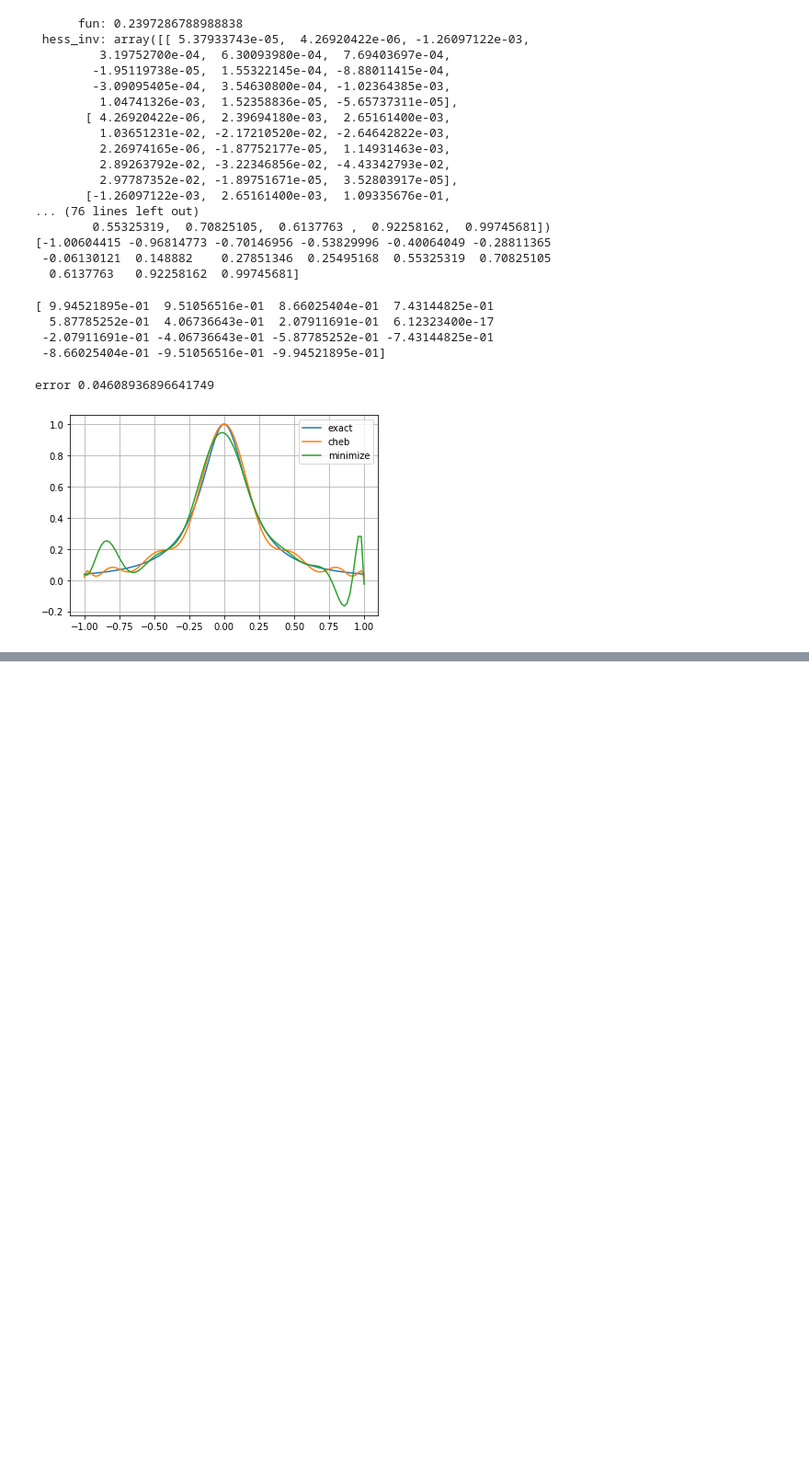
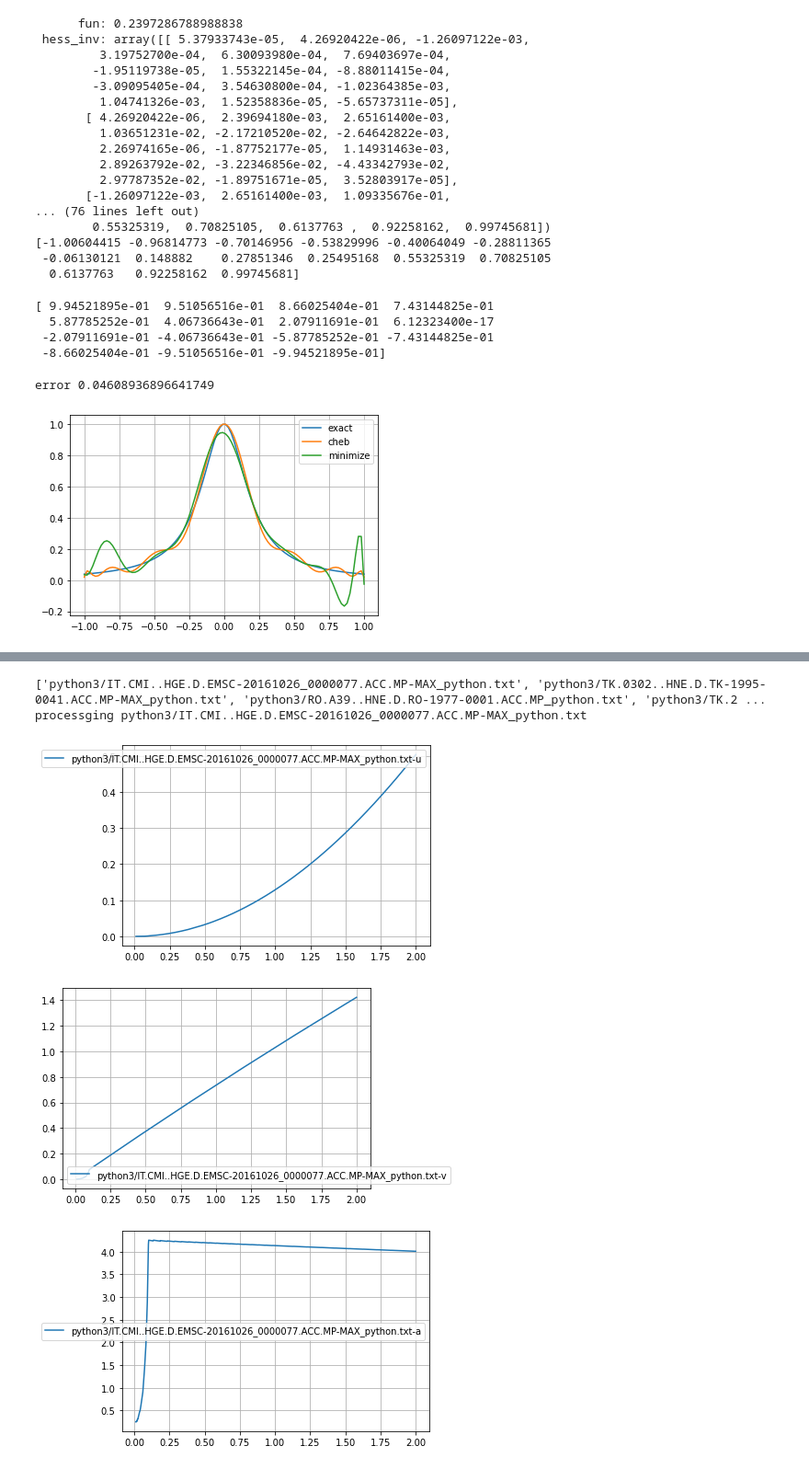
Before and after one commit to mbarnaba/python3, a Jupyter notebook: notebook.ipynb, the cells around one changed output, grey strips where cells are left out. Shown at 92% size. Cells and saved outputs as stored; diff of their text form; code cells hidden in the pictures; blank space fills up the shorter version.

```diff
--- a/notebook.ipynb
+++ b/notebook.ipynb
@@ -1142,0 +1430,72 @@ trust-krylov (see here)
+# %%
+import os
+import glob
+
+
+def file2columns(fname):
+  '''
+  read data from a file file with 2 columns
+  '''
+  x = list()
+  y = list()
+
+  # context: keep the file open for the shortest time possible
+  with open( fname, 'r' ) as f:
+    content = f.read()
+
+  lines = content.split( '\n' )
+  for line in lines:
+    if ':' in line:
+      continue
+
+    try:
+      (xi, yi) = line.split()
+    except:
+      continue
+
+    xi = float( xi.replace( ',', '.' ) )
+    yi = float( yi.replace( ',', '.' ) )
+
+    x.append( xi )
+    y.append( yi )
+  return (x, y)
+
+
+def txt_process(fname):
+  print( f'processging {fname}' )
+
+  (x, y) = file2columns( fname )
+  '''
+  for i in range( len(x) ):
+    print( x[i], y[i] )
+  '''
+
+  dt = x[1] - x[0]
+  T = np.linspace(  0.01, 2, 1000 )
+
+  for what in ( 'u', 'v', 'a' ):
+    sp = spectrum( gs, dt, T, what = what )
+
+    (fig, ax) = plt.subplots()
+
+    ax.plot( T, sp, label = f'{fname}-{what}' )
+
+    ax.legend()
+    ax.grid()
+    # what is a place-holder inside the format string
+    fig.savefig( f'spectrum-{what}.svg' )
+  return None
+
+
+txts = glob.glob( os.path.join('python3', '*.txt') )
+print( txts )
+
+for txt in txts:
+  txt_process( txt )
+  break
+# %% [output]
+['python3/IT.CMI..HGE.D.EMSC-20161026_0000077.ACC.MP-MAX_python.txt', 'python3/TK.0302..HNE.D.TK-1995-0041.ACC.MP-MAX_python.txt', 'python3/RO.A39..HNE.D.RO-1977-0001.ACC.MP_python.txt', 'python3/TK.2 ...
+processging python3/IT.CMI..HGE.D.EMSC-20161026_0000077.ACC.MP-MAX_python.txt
+[figure, added]
+[figure, added]
+[figure, added]
```
Also changed, not shown: parts of 21 cells of this notebook, 1 other file.
